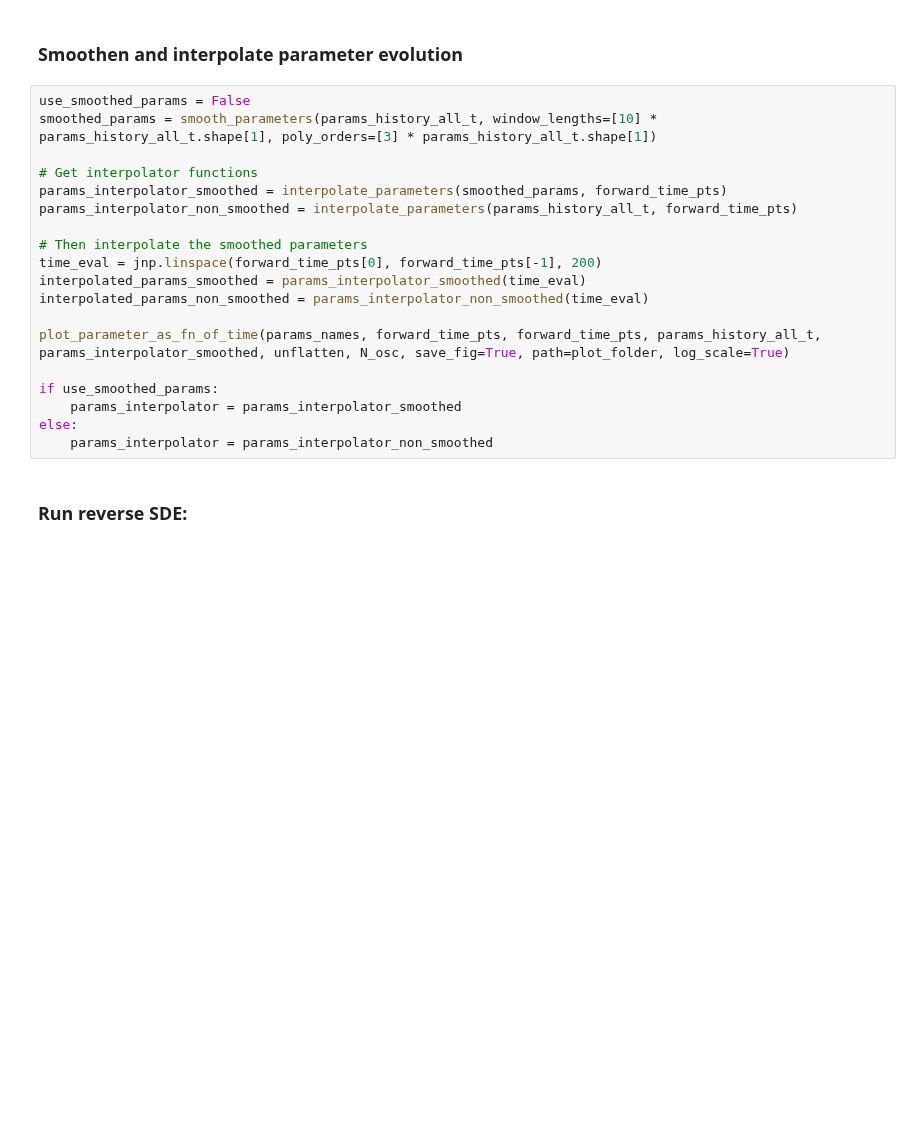
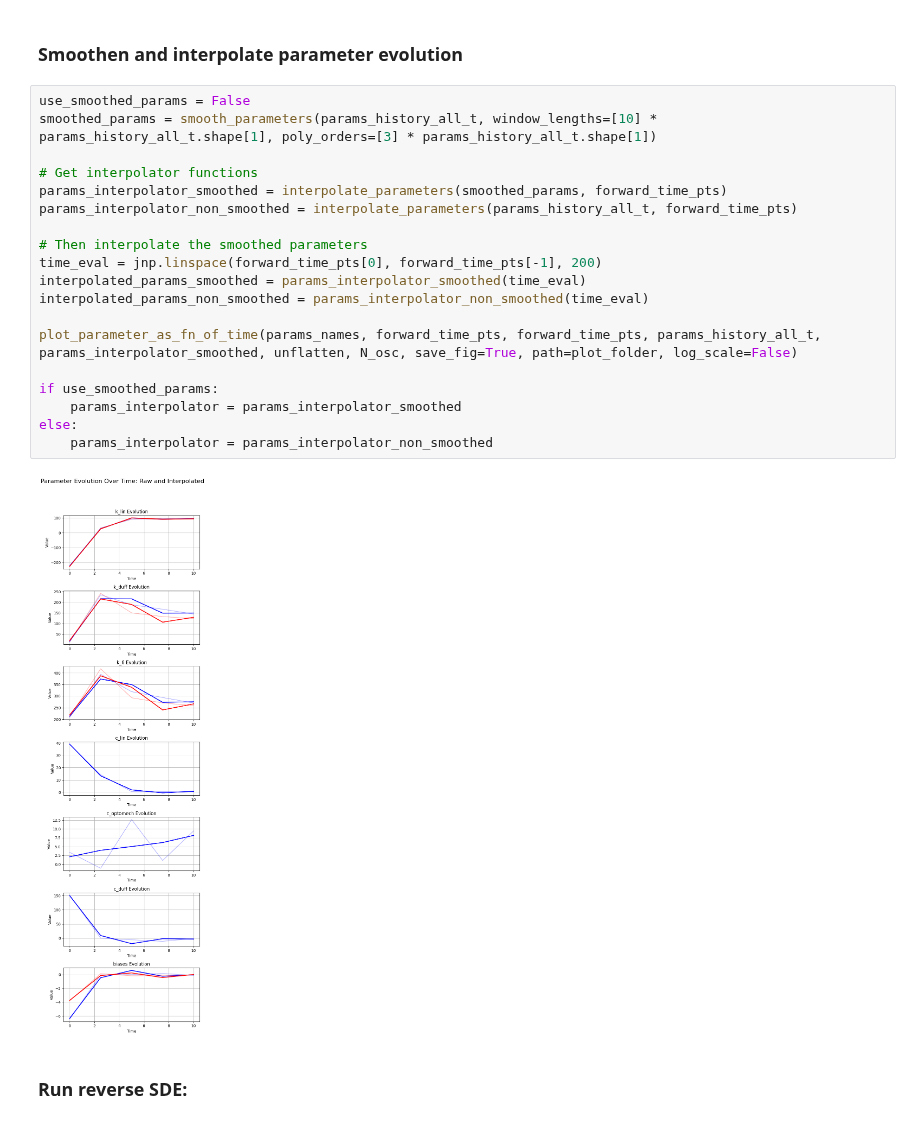
Before and after one commit to cyboesch/oscillator_dev, a Jupyter notebook: mechanical-p-bit/projects/physical-diffusion-models/notebooks/sampling-from-gaussian-mixture.ipynb, the cells around one changed output. Saved outputs shown, nothing was run; the diff lists cells and outputs as text; blank space fills up the shorter version.

```diff
--- a/mechanical-p-bit/projects/physical-diffusion-models/notebooks/sampling-from-gaussian-mixture.ipynb
+++ b/mechanical-p-bit/projects/physical-diffusion-models/notebooks/sampling-from-gaussian-mixture.ipynb
@@ -370,22 +370,24 @@ Epoch 15700 - Loss: -93.5009
 # %%
 use_smoothed_params = False
 smoothed_params = smooth_parameters(params_history_all_t, window_lengths=[10] * params_history_all_t.shape[1], poly_orders=[3] * params_history_all_t.shape[1])
 
 # Get interpolator functions
 params_interpolator_smoothed = interpolate_parameters(smoothed_params, forward_time_pts)
 params_interpolator_non_smoothed = interpolate_parameters(params_history_all_t, forward_time_pts)
 
 # Then interpolate the smoothed parameters
 time_eval = jnp.linspace(forward_time_pts[0], forward_time_pts[-1], 200)
 interpolated_params_smoothed = params_interpolator_smoothed(time_eval)
 interpolated_params_non_smoothed = params_interpolator_non_smoothed(time_eval)
 
-plot_parameter_as_fn_of_time(params_names, forward_time_pts, forward_time_pts, params_history_all_t, params_interpolator_smoothed, unflatten, N_osc, save_fig=True, path=plot_folder, log_scale=True)
+plot_parameter_as_fn_of_time(params_names, forward_time_pts, forward_time_pts, params_history_all_t, params_interpolator_smoothed, unflatten, N_osc, save_fig=True, path=plot_folder, log_scale=False)
 
 if use_smoothed_params:
     params_interpolator = params_interpolator_smoothed
 else:
     params_interpolator = params_interpolator_non_smoothed
+# %% [output]
+[figure, added]
 # %% [markdown]
 ### Run reverse SDE:
 # %%
```
Also changed, not shown: parts of 1 cell of this notebook.
